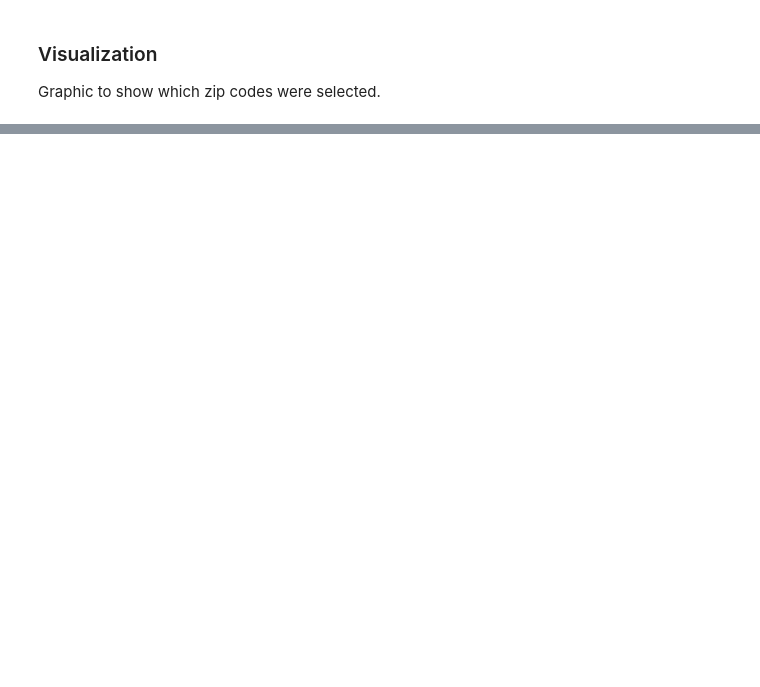
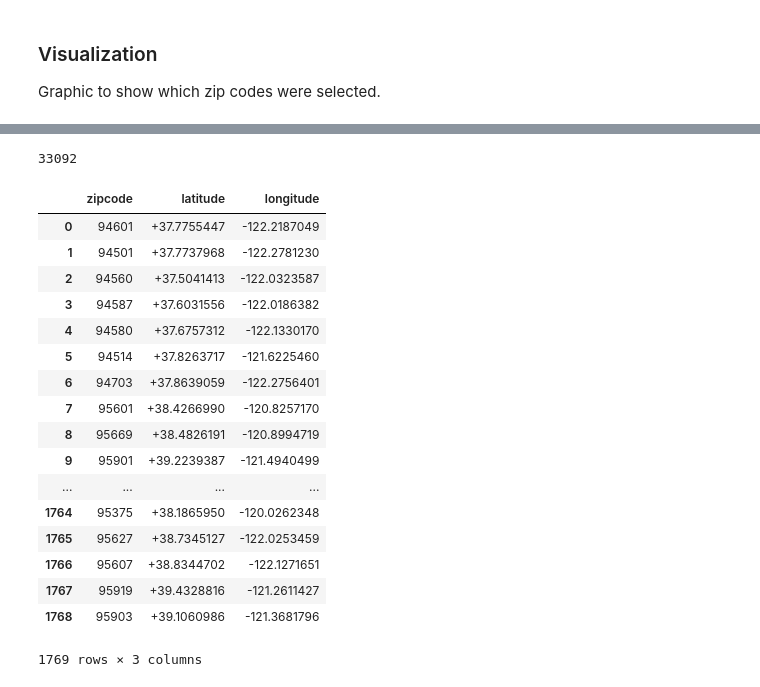
Before and after one commit to mitchdshawn/disaster_income_loss, a Jupyter notebook: data_lookup.ipynb, the cells around one changed output, grey strips where cells are left out. Cells and saved outputs as stored; diff of their text form; code cells hidden in the pictures; blank space fills up the shorter version.

```diff
--- a/data_lookup.ipynb
+++ b/data_lookup.ipynb
@@ -206,0 +165,12 @@ alaska['features'][0]['geometry']['coordinates']
+# %%
+def getting_centroids(extension):
+    to_go_for = '../State-zip-code-GeoJSON/' + extension
+    dataframe = pd.read_json(to_go_for)
+    centroids = []
+    for index in range(dataframe.shape[0]) :
+        zipcode = dataframe['features'][index]['properties']['ZCTA5CE10']
+        lat = dataframe['features'][index]['properties']['INTPTLAT10']
+        lon = dataframe['features'][index]['properties']['INTPTLON10']
+        centroids.append([zipcode,lat,lon])
+
+    return pd.DataFrame(centroids,columns = ['zipcode','latitude','longitude'])
@@ -206,0 +179,7 @@ alaska['features'][0]['geometry']['coordinates']
+# %%
+files = '../State-zip-code-GeoJSON'
+os.chdir(files)
+extensions = [f for f in os.listdir('.') if f.endswith('.json')]
+extension_names = [f[:2].upper() for f in os.listdir('.') if f.endswith('.json')]
+# %%
+list_of_centroids = [(getting_centroids(extensions[i]), extension_names[i]) for i in range(len(extensions))]
@@ -206,0 +190,27 @@ alaska['features'][0]['geometry']['coordinates']
+# %%
+number_of_zips
+# %% [output]
+33092
+# %%
+centroids_df = pd.DataFrame(list_of_centroids,columns = ['centroids','state'])
+# %%
+centroids_df['centroids'].loc[0]
+# %% [output]
+|  | zipcode | latitude | longitude |
+| 0 | 94601 | +37.7755447 | -122.2187049 |
+| 1 | 94501 | +37.7737968 | -122.2781230 |
+| 2 | 94560 | +37.5041413 | -122.0323587 |
+| 3 | 94587 | +37.6031556 | -122.0186382 |
+| 4 | 94580 | +37.6757312 | -122.1330170 |
+| 5 | 94514 | +37.8263717 | -121.6225460 |
+| 6 | 94703 | +37.8639059 | -122.2756401 |
+| 7 | 95601 | +38.4266990 | -120.8257170 |
+| 8 | 95669 | +38.4826191 | -120.8994719 |
+| 9 | 95901 | +39.2239387 | -121.4940499 |
+| ... | ... | ... | ... |
+| 1764 | 95375 | +38.1865950 | -120.0262348 |
+| 1765 | 95627 | +38.7345127 | -122.0253459 |
+| 1766 | 95607 | +38.8344702 | -122.1271651 |
+| 1767 | 95919 | +39.4328816 | -121.2611427 |
+| 1768 | 95903 | +39.1060986 | -121.3681796 |
+1769 rows × 3 columns
```
Also changed, not shown: parts of 10 cells of this notebook.
